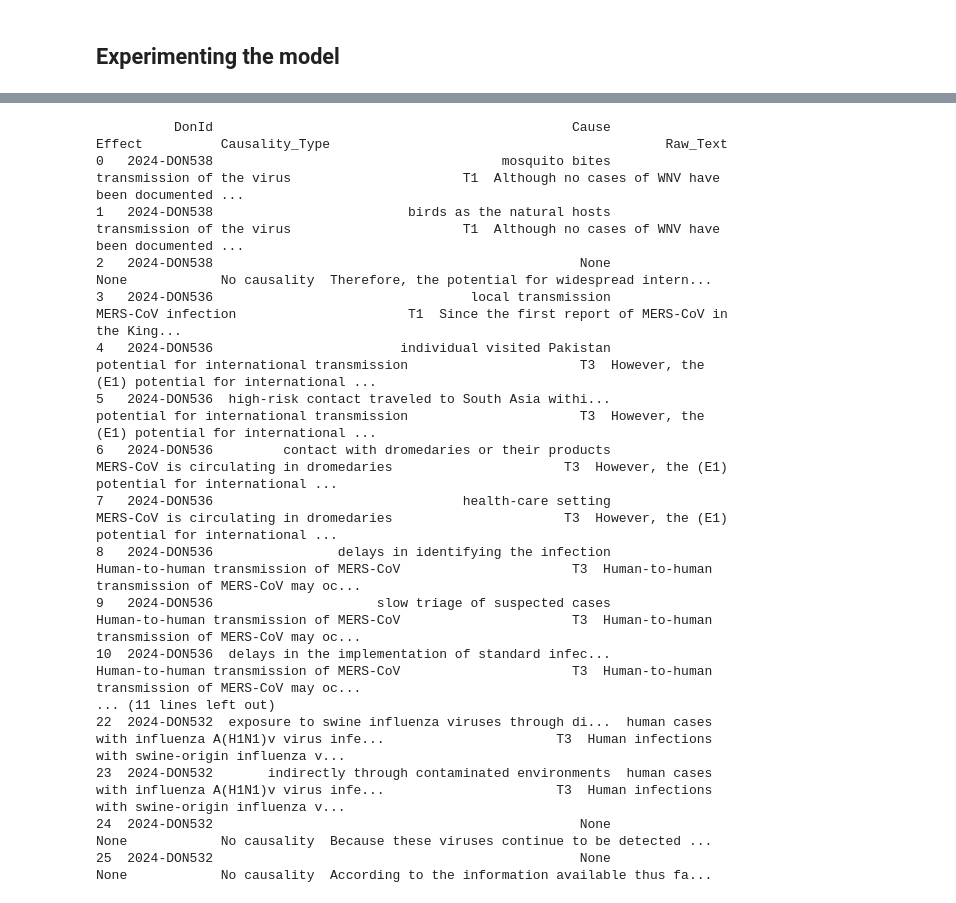
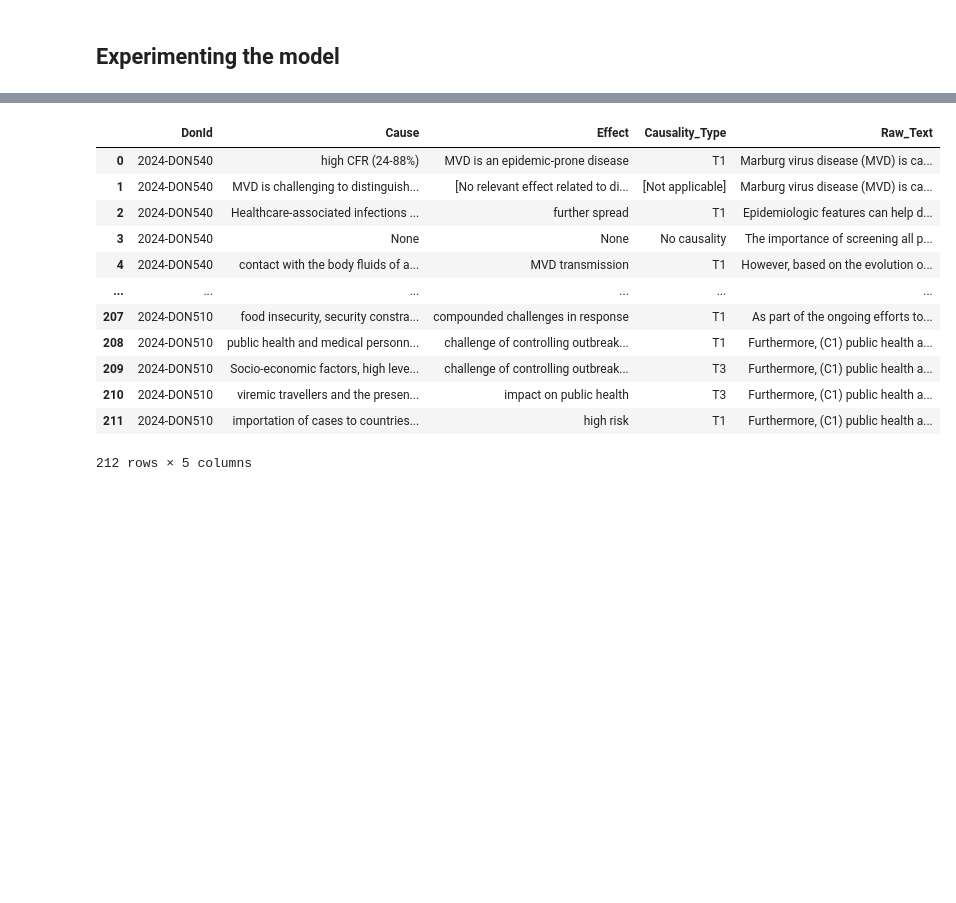
Before and after one commit to ntluong95/INFLUX, a Jupyter notebook: notebooks/causal-chains.ipynb, the cells around one changed output, grey strips where cells are left out. Cells and saved outputs as stored; diff of their text form; code cells hidden in the pictures; blank space fills up the shorter version.

```diff
--- a/notebooks/causal-chains.ipynb
+++ b/notebooks/causal-chains.ipynb
@@ -52,7 +58,7 @@ class PromptDesigner:
         C1: pauci-symptomatic manifestation of the disease -> E1: community transmission
         C1: delays in care-seeking behavior -> E1: community transmission
         C2: limited access to care -> E2: delays in care-seeking behaviour
-        C2: fear of stigma -> -> E2: delays in care-seeking behaviour delays in care-seeking behaviour
+        C2: fear of stigma -> E2: delays in care-seeking behaviour delays in care-seeking behaviour
         """
 
         self.few_shot_examples = """
@@ -165,7 +171,7 @@ class CausalChain:
         self.processed_chunks = set()  # Track processed chunks to avoid repetition
 
     def create_effects(self, batch_size=16, prompt_parts={}):
-        print("Analyzing causation...")
+        print("Extracting causal relationships from text...")
 
         with open("api_responses.md", "w", encoding="utf-8") as file:
             for index, row in tqdm(self.dataframe.iterrows(), total=self.dataframe.shape[0]):
@@ -246,7 +252,7 @@ class CausalChain:
         response = client.chat.completions.create(
             model="gpt-4o",
             messages=[{"role": "user", "content": full_prompt}],
-            max_tokens=1000,
+            max_tokens=2048,
             temperature=0,
         )
 
@@ -337,16 +351,6 @@ example_data = who_data_assessment.iloc[1:6]
 # %%
-prompt_designer = PromptDesigner()
+example_data = who_data_assessment.iloc[0:30]
 
-prompt_parts = {
-    "include_persona": True,
-    "include_domain": True,
-    "include_causality": True,
-    "include_guidance": True,
-    "include_examples": True,
-    "include_negative": True,
-    "include_mechanism": False,
-    "include_sign": False,
-}
 
 # Create a CausalChain instance with the dataset
 causal_chain = CausalChain(dataframe=example_data, prompt_designer=prompt_designer)
@@ -448,24 +525,20 @@ Causality Type: No causality
 # %%
 # Create a DataFrame with the causes, effects, and other related information
 result_df = create_causes_effects_dataframe(causal_chain.outlines)
 
 # Display the resulting DataFrame
-print(result_df)
+display(result_df)
 # %% [output]
+|  | DonId | Cause | Effect | Causality_Type | Raw_Text |
+| 0 | 2024-DON540 | high CFR (24-88%) | MVD is an epidemic-prone disease | T1 | Marburg virus disease (MVD) is ca... |
+| 1 | 2024-DON540 | MVD is challenging to distinguish... | [No relevant effect related to di... | [Not applicable] | Marburg virus disease (MVD) is ca... |
+| 2 | 2024-DON540 | Healthcare-associated infections ... | further spread | T1 | Epidemiologic features can help d... |
+| 3 | 2024-DON540 | None | None | No causality | The importance of screening all p... |
+| 4 | 2024-DON540 | contact with the body fluids of a... | MVD transmission | T1 | However, based on the evolution o... |
+| ... | ... | ... | ... | ... | ... |
+| 207 | 2024-DON510 | food insecurity, security constra... | compounded challenges in response | T1 | As part of the ongoing efforts to... |
+| 208 | 2024-DON510 | public health and medical personn... | challenge of controlling outbreak... | T1 | Furthermore, (C1) public health a... |
+| 209 | 2024-DON510 | Socio-economic factors, high leve... | challenge of controlling outbreak... | T3 | Furthermore, (C1) public health a... |
+| 210 | 2024-DON510 | viremic travellers and the presen... | impact on public health | T3 | Furthermore, (C1) public health a... |
+| 211 | 2024-DON510 | importation of cases to countries... | high risk | T1 | Furthermore, (C1) public health a... |
-          DonId                                              Cause                                             Effect          Causality_Type                                           Raw_Text
-0   2024-DON538                                     mosquito bites                          transmission of the virus                      T1  Although no cases of WNV have been documented ...
-1   2024-DON538                         birds as the natural hosts                          transmission of the virus                      T1  Although no cases of WNV have been documented ...
-2   2024-DON538                                               None                                               None            No causality  Therefore, the potential for widespread intern...
-3   2024-DON536                                 local transmission                                 MERS-CoV infection                      T1  Since the first report of MERS-CoV in the King...
-4   2024-DON536                        individual visited Pakistan           potential for international transmission                      T3  However, the (E1) potential for international ...
-5   2024-DON536  high-risk contact traveled to South Asia withi...           potential for international transmission                      T3  However, the (E1) potential for international ...
-6   2024-DON536         contact with dromedaries or their products             MERS-CoV is circulating in dromedaries                      T3  However, the (E1) potential for international ...
-7   2024-DON536                                health-care setting             MERS-CoV is circulating in dromedaries                      T3  However, the (E1) potential for international ...
-8   2024-DON536                delays in identifying the infection            Human-to-human transmission of MERS-CoV                      T3  Human-to-human transmission of MERS-CoV may oc...
-9   2024-DON536                     slow triage of suspected cases            Human-to-human transmission of MERS-CoV                      T3  Human-to-human transmission of MERS-CoV may oc...
-10  2024-DON536  delays in the implementation of standard infec...            Human-to-human transmission of MERS-CoV                      T3  Human-to-human transmission of MERS-CoV may oc...
-... (11 lines left out)
-22  2024-DON532  exposure to swine influenza viruses through di...  human cases with influenza A(H1N1)v virus infe...                      T3  Human infections with swine-origin influenza v...
-23  2024-DON532       indirectly through contaminated environments  human cases with influenza A(H1N1)v virus infe...                      T3  Human infections with swine-origin influenza v...
-24  2024-DON532                                               None                                               None            No causality  Because these viruses continue to be detected ...
-25  2024-DON532                                               None                                               None            No causality  According to the information available thus fa...
+212 rows × 5 columns
```
Also changed, not shown: parts of 19 cells of this notebook, 9 other files.
